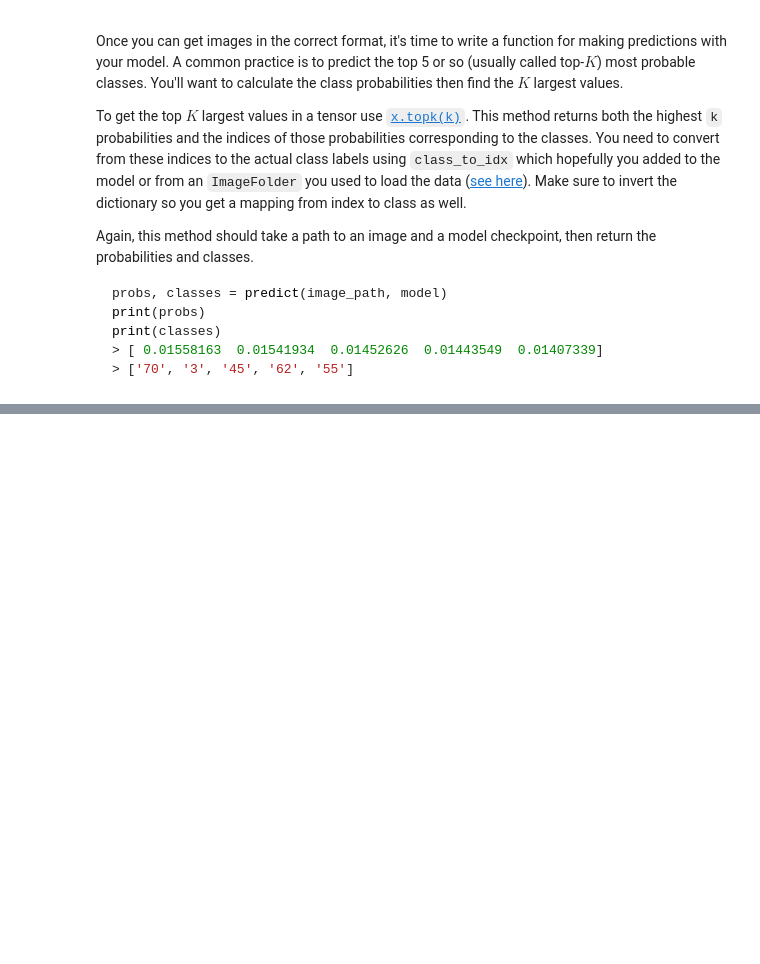
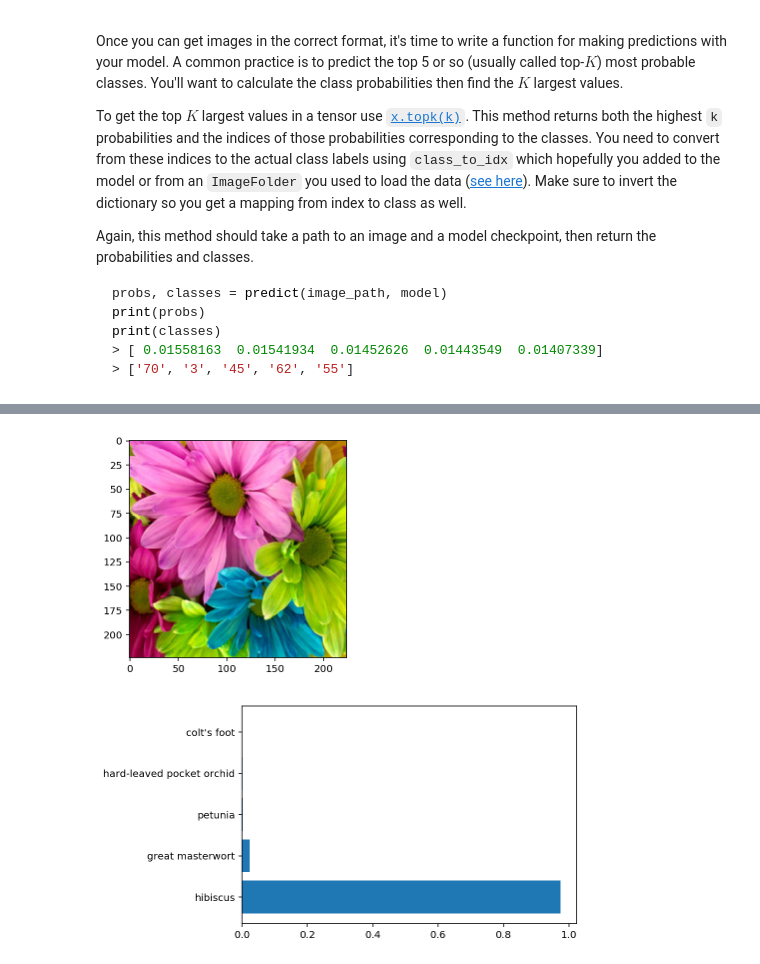
Before and after one commit to andrade-marco/flower-classifier, a Jupyter notebook: Image Classifier Project.ipynb, the cells around one changed output, grey strips where cells are left out. Drawn from its saved outputs; the diff is of its cells as text; code cells hidden in the pictures; blank space fills up the shorter version.

```diff
--- a/Image Classifier Project.ipynb
+++ b/Image Classifier Project.ipynb
@@ -306,3 +414,23 @@ def predict(image_path, model, topk=5):
+# %%
+def predict(image_path, model, topk=5):
+    ''' Predict the class (or classes) of an image using a trained deep learning model.
+    '''
+    # Get transformed image
+    img = process_image(image_path)
+    img = img.reshape(-1, img.shape[0], img.shape[1], img.shape[2])
+
+    #Turn off gradients and get output from model
+    with torch.no_grad():
+        output = model.forward(img.float())
+
+    ps = torch.exp(output)
+    top_ps, top_class = ps.topk(topk)
+
+    return (top_ps.numpy().squeeze(), top_class.numpy().squeeze())
+
+img_path = "flower_test_2.jpeg";
+model = load_checkpoint("checkpoint_vgg11.pth")
+probs, classes = predict(img_path, model)
 # %% [markdown]
 ## Sanity Checking
 
@@ -315,0 +442,14 @@ You can convert from the class integer encoding to actual flower names with the
+# %%
+# TODO: Display an image along with the top 5 classes
+with open('cat_to_name.json') as file:
+    flower_dict = json.load(file)
+    y_labels = [flower_dict[str(i)] for i in classes]
+
+    imshow(process_image(img_path))
+    fig, ax = plt.subplots()
+    ax.barh(np.arange(5), probs)
+    ax.set_yticks(np.arange(5))
+    ax.set_yticklabels(y_labels)
+# %% [output]
+[figure, added]
+[figure, added]
```
Also changed, not shown: parts of 15 cells of this notebook, 3 other files.
